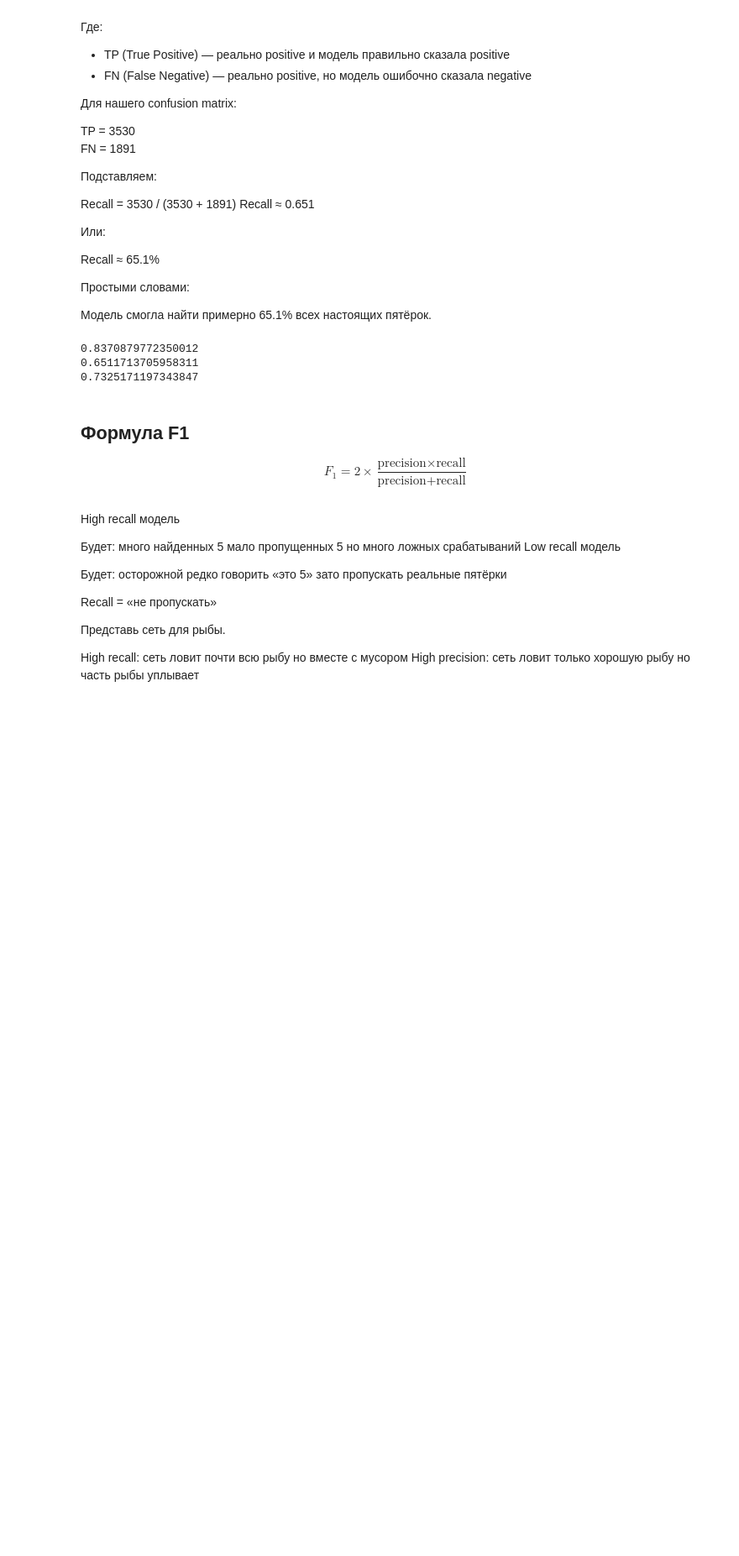
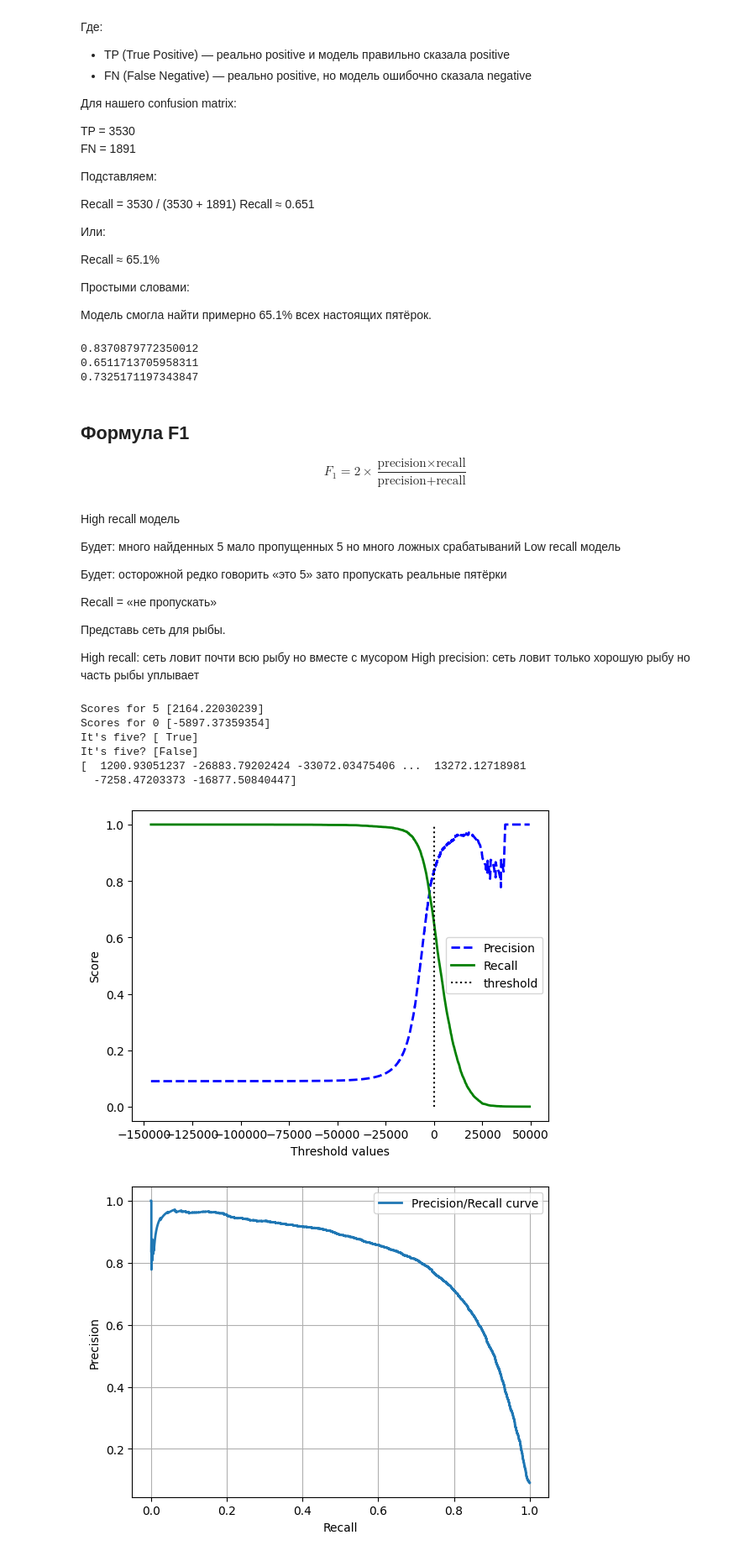
Before and after one commit to sieugene/handson-ml3, a Jupyter notebook: ch3/3_01.ipynb, the cells around one changed output. Shown at 84% size. Saved outputs shown, nothing was run; the diff lists cells and outputs as text; code cells hidden in the pictures; blank space fills up the shorter version.

Commit message:
The Precision/Recall Trade-off

```diff
--- a/ch3/3_01.ipynb
+++ b/ch3/3_01.ipynb
@@ -359,3 +359,72 @@ High recall:
 High precision:
 сеть ловит только хорошую рыбу
 но часть рыбы уплывает
+# %%
+# The Precision/Recall Trade-off
+# Повышение recall уменьшает количество пропущенных
+# positive-объектов (FN), но обычно увеличивает число ложных срабатываний
+# (FP), из-за чего падает precision. Повышение precision уменьшает количество
+# ложных  positive-предсказаний, но модель становится строже и начинает
+# пропускать больше настоящих positive-объектов, снижая recall.
+# (по книге мы крутим threshold меняя эти Precision/Recall)
+from sklearn.metrics import precision_recall_curve
+import matplotlib.pyplot as plt
+
+# X0 = 5, X1 = 0
+scores_for_five = sgd_clf.decision_function([X[0]])
+scores_for_not_five = sgd_clf.decision_function([X[1]])
+print("Scores for 5", scores_for_five)  # сильный positive
+print("Scores for 0", scores_for_not_five)  # сильный negative
+threshold = 0
+print("It's five?", scores_for_five > threshold)
+print("It's five?", scores_for_not_five > threshold)
+# SGDClassifier uses a threshold equal to 0
+
+# Возврат scores вместо predictions
+y_scores = cross_val_predict(
+    sgd_clf, X_train, y_train_5, cv=3, method="decision_function"
+)
+print(y_scores)
+
+# y_true реальные ответы
+# y_scores scores модели
+# и вычисляет: precision,recall для множества разных threshold.
+precisions, recalls, thresholds = precision_recall_curve(y_train_5, y_scores)
+
+# Визуально отобразим (график thresholds относительно precisions и recalls)
+plt.plot(thresholds, precisions[:-1], "b--", label="Precision", linewidth=2)
+plt.plot(thresholds, recalls[:-1], "g-", label="Recall", linewidth=2)
+plt.vlines(threshold, 0, 1.0, "k", "dotted", label="threshold")
+plt.xlabel("Threshold values") # возможные пороги для decision_function score
+plt.ylabel("Score") # значения precision и recall
+plt.legend()
+plt.show()
+# At this threshold value, precision is near 90% and recall is around 50%
+#             ↑
+#             |  precision ≈ 0.9
+#             |
+#-------------|----------------
+#             |
+#             |  recall ≈ 0.5
+#             ↓
+#         threshold=3000
+
+# график precision непосредственно относительно recall.
+plt.plot(recalls, precisions, linewidth=2, label="Precision/Recall curve")
+plt.xlabel("Recall")
+plt.ylabel("Precision")
+plt.grid(True)
+plt.legend()
+plt.show()
+# Recall маленький precision почти 1, большой precision падает
+# Если посмотреть на график где Recall 0.8, то там сильно начинаем терять точность (при повышении)
+# Может лучше выбрать threshold ДО резкого обвала precision. (или можно взять где 0.6 так как более точный)
+# %% [output]
+Scores for 5 [2164.22030239]
+Scores for 0 [-5897.37359354]
+It's five? [ True]
+It's five? [False]
+[  1200.93051237 -26883.79202424 -33072.03475406 ...  13272.12718981
+  -7258.47203373 -16877.50840447]
+[figure, added]
+[figure, added]
```
